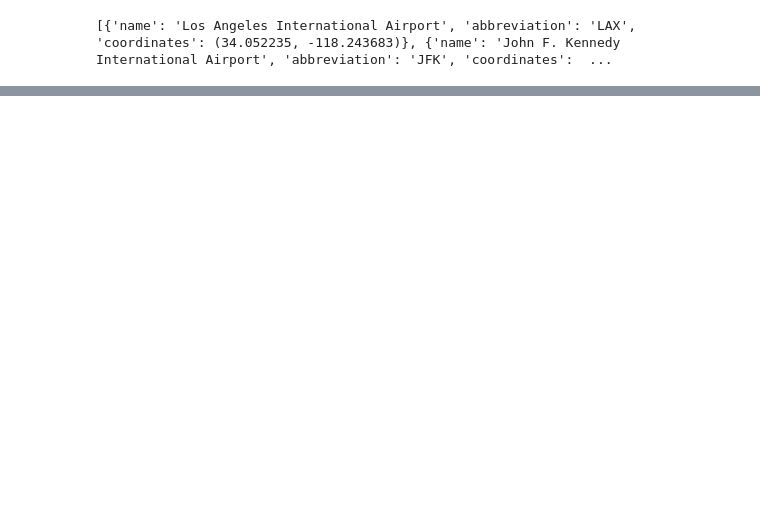
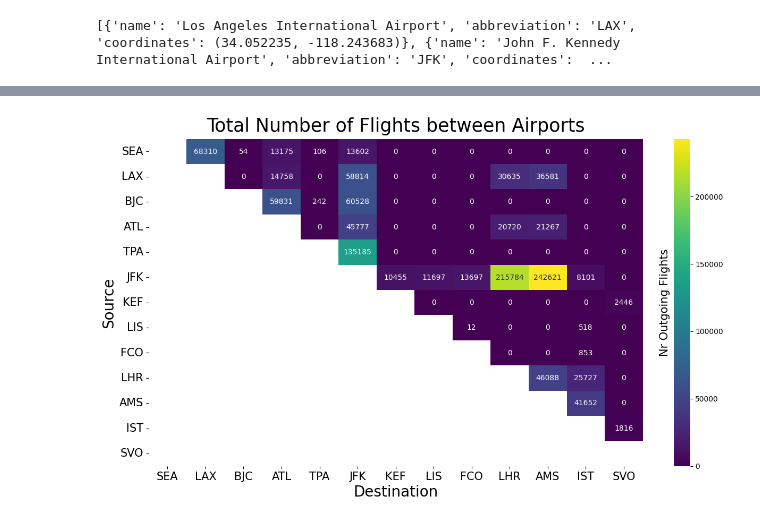
Before and after one commit to nickvandaelen/Flow-Maps, a Jupyter notebook: data_creation.ipynb, the cells around one changed output, grey strips where cells are left out. Cells and saved outputs as stored; diff of their text form; code cells hidden in the pictures; blank space fills up the shorter version.

```diff
--- a/data_creation.ipynb
+++ b/data_creation.ipynb
@@ -360,2 +513,6 @@ def write_to_json(data, filename):
 coords = {abbrevs[i]: (X[i], Y[i]) for i in range(len(abbrevs))}
 write_to_json(coords, r"airport_coords.json")
+# %%
+t = Trajectory(r"airport_trajectories_NEW.txt")
+edges = t.constructWeightMatrix(None, True)
+display(edges)
@@ -361,0 +538,9 @@ write_to_json(coords, r"airport_coords.json")
+# %%
+# Assuming edges is your DataFrame
+# desired_order = ['SEA', 'LAX', 'DEN', 'TPA', 'JFK', 'KEF', 'LIS', 'LHR', 'IST', 'SVO']
+desired_order = ['SEA', 'LAX', 'BJC', 'ATL', 'TPA', 'JFK', 'KEF', 'LIS', 'FCO', 'LHR', 'AMS', 'IST', 'SVO']
+
+# Reorder both index and columns
+edges = edges.reindex(index=desired_order, columns=desired_order)
+
+display(edges)
@@ -361,0 +562,21 @@ write_to_json(coords, r"airport_coords.json")
+# %%
+# Getting the Upper Triangle of the co-relation matrix
+mask = np.tril(np.ones_like(edges))
+
+fig, axes = plt.subplots(1, 1, figsize=(15, 8))
+im = sns.heatmap(edges, cmap='viridis', xticklabels=desired_order, mask=mask,
+                 linecolor='k', cbar_kws={'label': 'Migration'}, ax = axes, annot=True, fmt=".0f")
+cbar = im.collections[0].colorbar
+cbar.set_label('Nr Outgoing Flights', size=15, labelpad=5)
+cbar.ax.yaxis.set_label_position('left')
+axes.set_yticks(ticks=np.arange(len(t.unique_points))+.5, labels=desired_order,
+                   rotation=360)
+axes.set_title('Total Number of Flights between Airports', fontsize=25, pad=10)
+axes.tick_params(axis='both', labelsize=15)
+axes.set_xlabel("Destination", fontsize=20)
+axes.set_ylabel("Source", fontsize=20)
+if not(os.path.exists('flight_matrix_NEW.pdf')):
+    plt.savefig('flight_matrix_NEW.pdf', bbox_inches='tight')
+plt.show()
+# %% [output]
+[figure, added]
```
Also changed, not shown: parts of 14 cells of this notebook, 11 other files.
